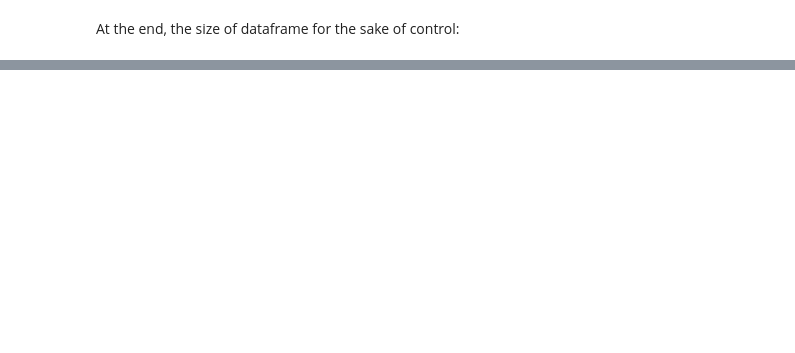
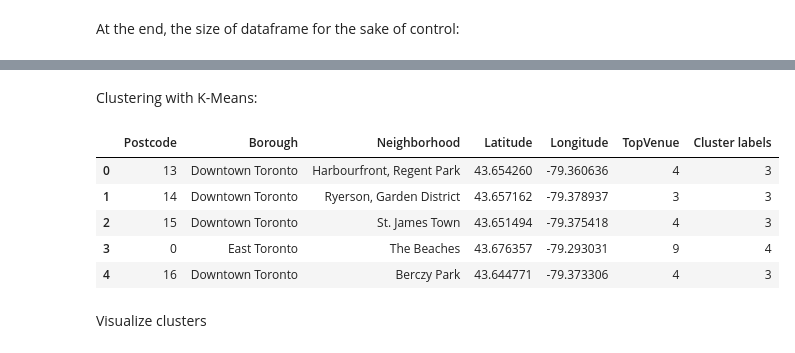
Before and after one commit to nihadh-ML/Coursera_Capstone, a Jupyter notebook: Clustering_neighborhoods_in_Toronto_NH.ipynb, the cells around one changed output, grey strips where cells are left out. Drawn from its saved outputs; the diff is of its cells as text; code cells hidden in the pictures; blank space fills up the shorter version.

```diff
--- a/Clustering_neighborhoods_in_Toronto_NH.ipynb
+++ b/Clustering_neighborhoods_in_Toronto_NH.ipynb
@@ -76,0 +227,4 @@ df_assigned.shape
+# %%
+CLIENT_ID = 'W4FWDOZARKBV1SZXM1M2AJAFLODJANP4XTV121T5ASZ5WQ25' # your Foursquare ID
+CLIENT_SECRET = 'KU150VOJ0ZSSGCLPCF4M05ATJQ4TJJQAIWVXLWBHS42L5ZPR' # your Foursquare Secret
+VERSION = '20180605' # Foursquare API version
@@ -76,0 +233,12 @@ df_assigned.shape
+# %%
+# function that extracts the category of the venue
+def get_category_type(row):
+    try:
+        categories_list = row['categories']
+    except:
+        categories_list = row['venue.categories']
+
+    if len(categories_list) == 0:
+        return None
+    else:
+        return categories_list[0]['name']
@@ -76,0 +269,3 @@ df_assigned.shape
+# %%
+df_final_geo_toronto = df_final_geo[df_final_geo.Borough.str.contains('Toronto')]
+print('New size of chosen set:',df_final_geo_toronto.shape)
@@ -76,0 +310,12 @@ df_assigned.shape
+# %%
+#label encoding
+le_postcode = LabelEncoder()
+le_borough = LabelEncoder()
+le_venue = LabelEncoder()
+le_postcode.fit(df_toronto['Postcode'])
+df_toronto['Postcode'] = le_postcode.transform(df_toronto['Postcode'])
+le_borough.fit(df_toronto['Borough'])
+df_toronto['Borough'] = le_borough.transform(df_toronto['Borough'])
+le_venue.fit(df_toronto['TopVenue'])
+df_toronto['TopVenue'] = le_venue.transform(df_toronto['TopVenue'])
+df_toronto.head()
@@ -76,0 +329,25 @@ df_assigned.shape
+# %% [markdown]
+Clustering with K-Means:
+# %%
+# set number of clusters
+kclusters = 5
+from sklearn.cluster import KMeans
+clustering_data = df_toronto.drop('Neighborhood', 1)
+
+# run k-means clustering
+kmeans = KMeans(n_clusters=kclusters, random_state=0).fit(clustering_data)
+
+# check cluster labels generated for each row in the dataframe
+kmeans.labels_[0:10]
+df_toronto['Cluster labels'] = kmeans.labels_
+df_toronto['Borough'] = le_borough.inverse_transform(df_toronto['Borough'])
+df_toronto.head()
+# %% [output]
+|  | Postcode | Borough | Neighborhood | Latitude | Longitude | TopVenue | Cluster labels |
+| 0 | 13 | Downtown Toronto | Harbourfront, Regent Park | 43.654260 | -79.360636 | 4 | 3 |
+| 1 | 14 | Downtown Toronto | Ryerson, Garden District | 43.657162 | -79.378937 | 3 | 3 |
+| 2 | 15 | Downtown Toronto | St. James Town | 43.651494 | -79.375418 | 4 | 3 |
+| 3 | 0 | East Toronto | The Beaches | 43.676357 | -79.293031 | 9 | 4 |
+| 4 | 16 | Downtown Toronto | Berczy Park | 43.644771 | -79.373306 | 4 | 3 |
+# %% [markdown]
+Visualize clusters
```
Also changed, not shown: parts of 29 cells of this notebook.
